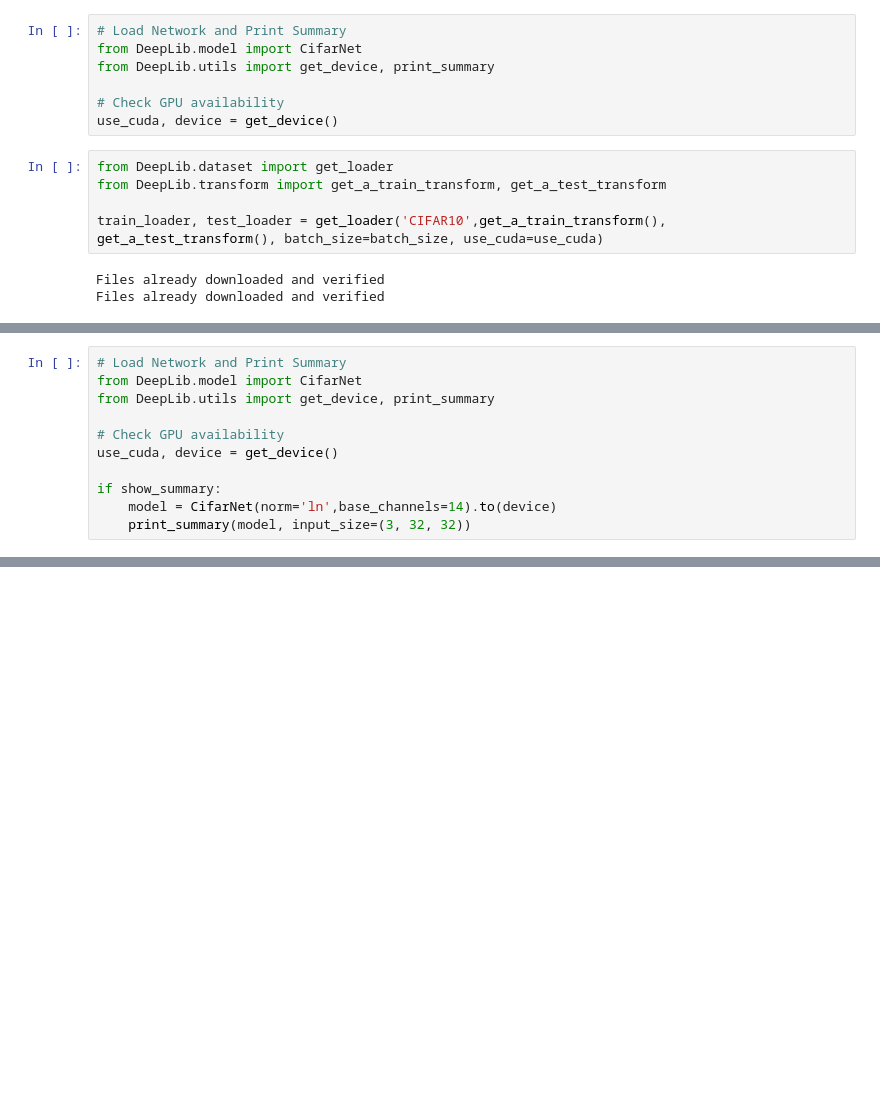
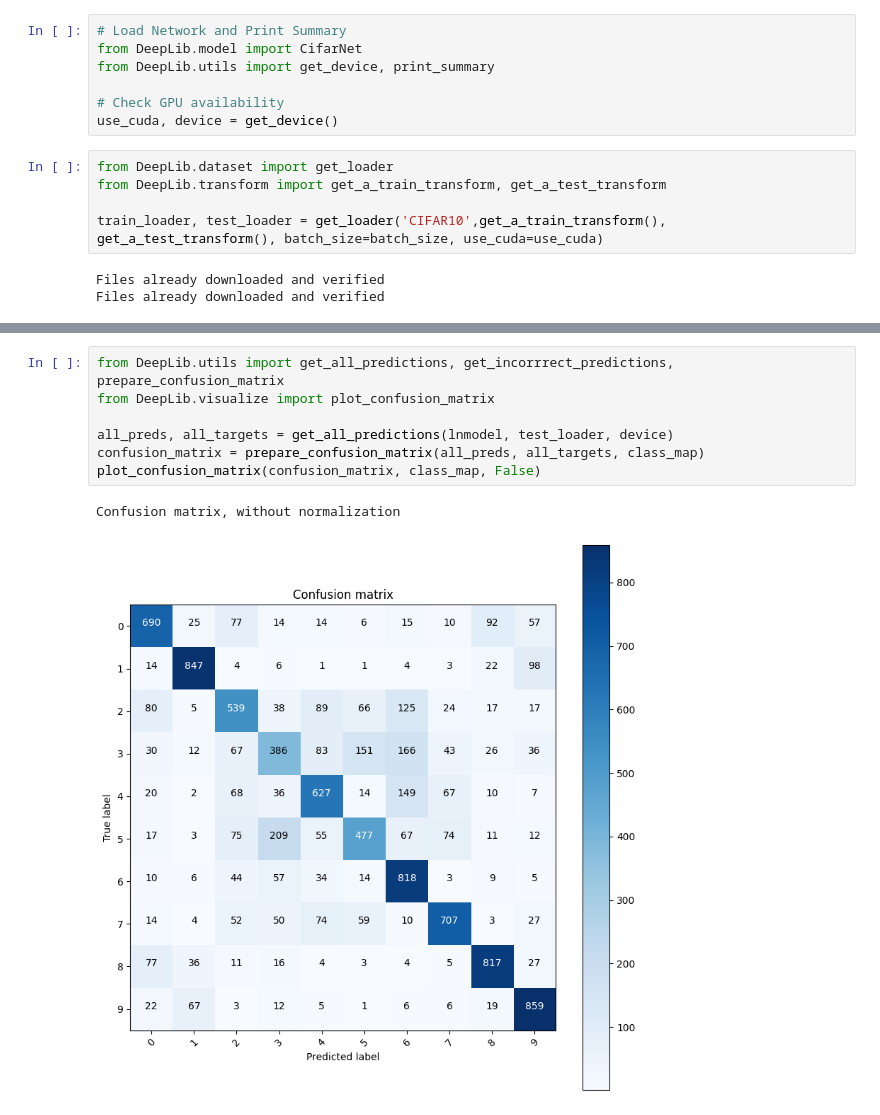
Before and after one commit to KillerStrike17/BatchNorm-GroupNorm-and-LayerNom-in-Pytorch, a Jupyter notebook: Normalization.ipynb, the cells around one changed output, grey strips where cells are left out. Drawn from its saved outputs; the diff is of its cells as text; blank space fills up the shorter version.

Commit message:
Normalization v2

```diff
--- a/Normalization.ipynb
+++ b/Normalization.ipynb
@@ -170,11 +269,0 @@ KeyboardInterrupt:
-# %%
-# Load Network and Print Summary
-from DeepLib.model import CifarNet
-from DeepLib.utils import get_device, print_summary
-
-# Check GPU availability
-use_cuda, device = get_device()
-
-if show_summary:
-    model = CifarNet(norm='ln',base_channels=14).to(device)
-    print_summary(model, input_size=(3, 32, 32))
@@ -180,0 +277,10 @@ if show_summary:
+# %%
+from DeepLib.utils import get_all_predictions, get_incorrrect_predictions, prepare_confusion_matrix
+from DeepLib.visualize import plot_confusion_matrix
+
+all_preds, all_targets = get_all_predictions(lnmodel, test_loader, device)
+confusion_matrix = prepare_confusion_matrix(all_preds, all_targets, class_map)
+plot_confusion_matrix(confusion_matrix, class_map, False)
+# %% [output]
+Confusion matrix, without normalization
+[figure, added]
```
Also changed, not shown: parts of 12 cells of this notebook, 3 other files.
